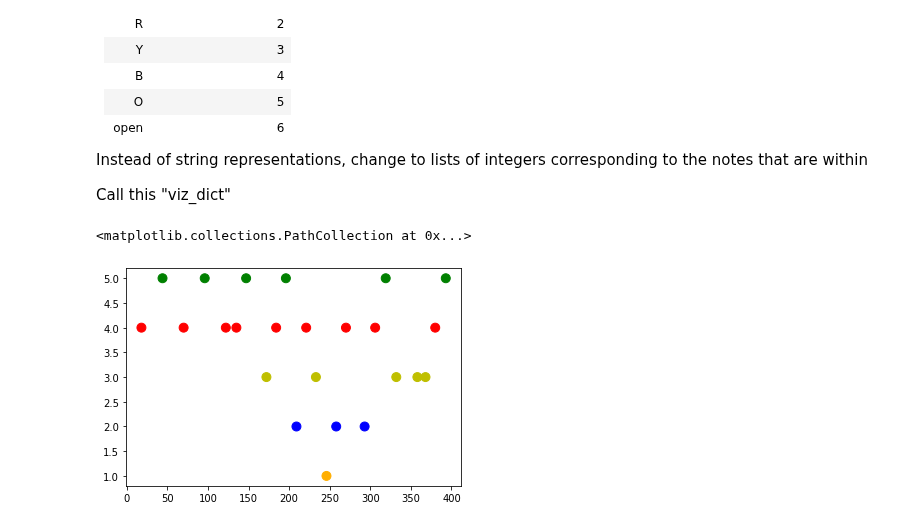
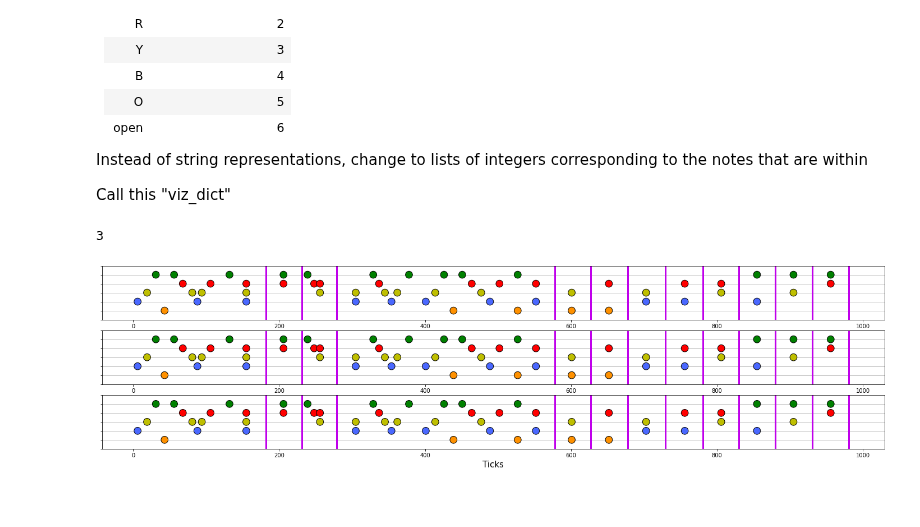
Before and after one commit to elliottwaissbluth/tensor-hero, a Jupyter notebook: Data Viz/data_viz.ipynb, the cells around one changed output. Saved outputs shown, nothing was run; the diff lists cells and outputs as text; code cells hidden in the pictures; blank space fills up the shorter version.

```diff
--- a/Data Viz/data_viz.ipynb
+++ b/Data Viz/data_viz.ipynb
@@ -85,45 +87,81 @@ note_idx_to_c = {
     1 : 'g',
     2 : 'r',
     3 : 'y',
-    4 : 'b',
-    5 : '#ffae00'
+    4 : '#4a68ff',
+    5 : '#ff9100'
 }
 
 # First, create an x vector, a y vector, and a color vector
-def create_scatter_arrays(notes):
+def create_scatter_axes(notes, ax=None):
     '''
     Takes a notes array and creates three vectors:
     -   x : x positions of scatter points
     -   x_lines : x position of open notes
     -   y : y positions of scatter points
     -   c : color array of scatter points
     '''
     x = []
     y = []
     c = []
+    x_lines = []
 
     scaler = 1 # This scaler to scale the y dimension up or down
 
     # Loop through the whole notes array
     for idx, note in enumerate(notes):
         if not note: # Skip zeros
             continue
 
         chord = viz_dict[note]
         for n in chord:
             if n != 6:  # If not an open note
                 x.append(idx)
                 y.append(note_idx_to_y[n]*scaler)
                 c.append(note_idx_to_c[n])
             else:
                 x_lines.append(idx)
 
+    # Generate coordinates for open notes
+    coords = []
+    for tick in x_lines:
+        coords.append(([tick, tick], [0, 6]))
 
-    return x, y, c
+    # Plot GRYBO notes
+    if ax is None:
+        ax = plt.gca()
+    # fig.set_size_inches(min(len(notes)/40, 900), 2)
+    ax.set_ylim((0,6))
+    ax.set_xlabel('Ticks', fontsize=15)
+    ax.set_yticks(np.arange(0,7,1))
+    ax.grid(axis= 'y', which='both')
+    ax.set_axisbelow(True)
+    ax.set_yticklabels([])
+    ax.scatter(x, y, edgecolors='k', color=c, s=160)
 
-x, y, c = create_scatter_arrays(sliced_notes)
+    # Plot open notes
+    for coord in coords:
+        ax.plot(coord[0], coord[1], linewidth=3, color='#c000eb')
 
-plt.scatter(x, y, color=c, s = 80)
+    return ax
+
+def plot_chart(ground_truth, candidate=None, audio=None):
+    num_subplots = 1 + int(candidate is not None) + int(audio is not None)
+    fig, axes = plt.subplots(num_subplots)
+    fig.set_size_inches(min(len(ground_truth)/40, 900), 2*num_subplots)
+    for ax in axes:
+        create_scatter_axes(ground_truth, ax)
+    # ax = create_scatter_arrays(ground_truth)
+    print(num_subplots)
+
+sliced_notes = slice_notes(notes, start = 60, end = 70)
+ax = plot_chart(sliced_notes, sliced_notes, sliced_notes)
+
+# fig, ax = plt.subplots()
+# fig.set_size_inches(,2)
+# ax.set_ylim((0,6))
+
+
+# plt.scatter(x, y, color=c, s = 150)
 # %% [output]
-<matplotlib.collections.PathCollection at 0x...>
+3
-[figure, old version]
+[figure, new version]
```
Also changed, not shown: parts of 1 cell of this notebook.
